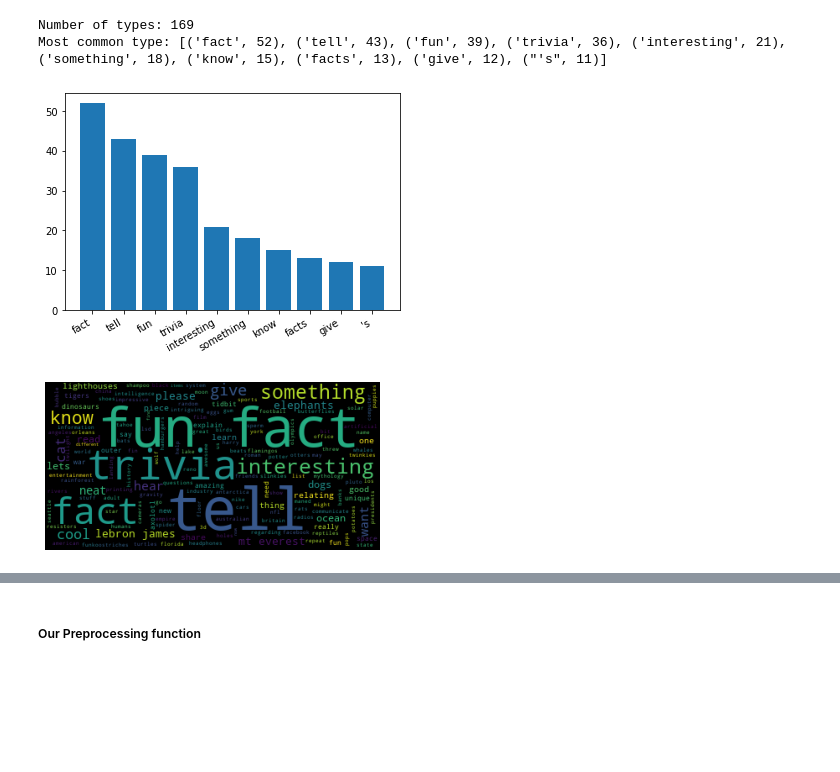
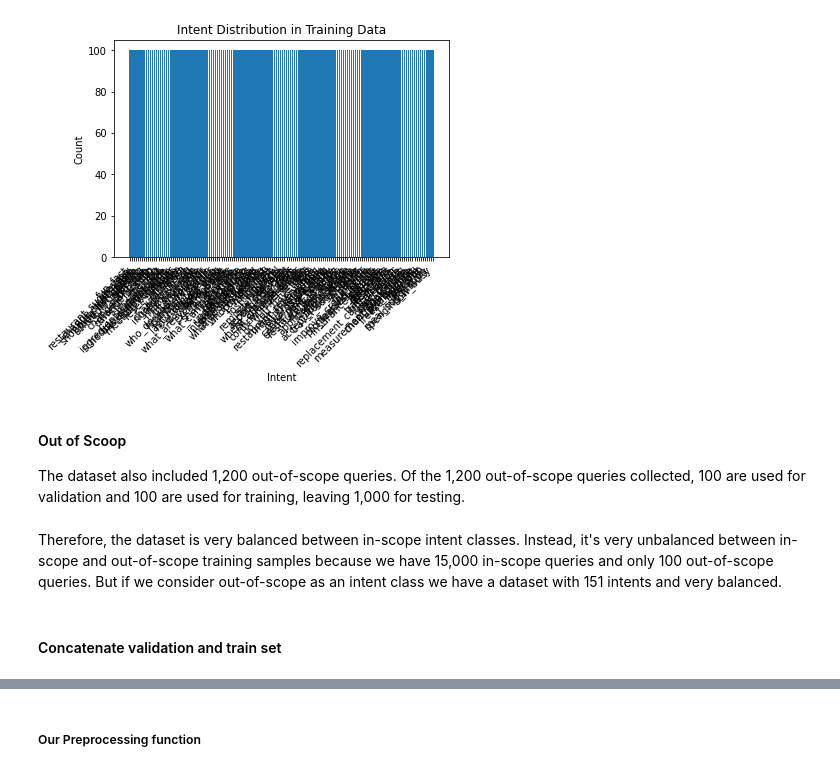
Before and after one commit to FilippoComastri/Intent-Class-and-OOS-Prediction, a Jupyter notebook: ds_exploration.ipynb, the cells around one changed output, grey strips where cells are left out. Cells and saved outputs as stored; diff of their text form; code cells hidden in the pictures; blank space fills up the shorter version.

Commit message:
added more text on ds_exploratory notebook

```diff
--- a/ds_exploration.ipynb
+++ b/ds_exploration.ipynb
@@ -31,0 +74,20 @@ test_df = pd.DataFrame(test_data, columns =['query', 'intent'])
+# %%
+# Count the number of queries per intent in the training data
+intent_counts = train_df['intent'].value_counts()
+
+# Create a bar chart of the intent distribution in the training data
+plt.bar(intent_counts.index, intent_counts.values)
+
+# Set the title and axis labels
+plt.title('Intent Distribution in Training Data')
+plt.xlabel('Intent')
+plt.ylabel('Count')
+
+# Display the chart
+plt.xticks(rotation= 45, ha='right')
+plt.show()
+# %% [output]
+[figure, added]
+# %% [markdown]
+#### Out of Scoop
+The dataset also included 1,200 out-of-scope queries. Of the 1,200 out-of-scope queries collected, 100 are used for validation and 100 are used for training, leaving 1,000 for testing.
@@ -32,15 +98,10 @@ test_df = pd.DataFrame(test_data, columns =['query', 'intent'])
+# %% [markdown]
+Therefore, the dataset is very balanced between in-scope intent classes. Instead, it's very unbalanced between in-scope and out-of-scope training samples because we have 15,000 in-scope queries and only 100 out-of-scope queries. But if we consider out-of-scope as an intent class we have a dataset with 151 intents and very balanced.
+# %% [markdown]
+#### Concatenate validation and train set
 # %%
-from sklearn.feature_extraction.text import CountVectorizer
-from wordcloud import WordCloud
-import matplotlib.pyplot as plt
-from collections import Counter
-from nltk import word_tokenize
-from nltk.corpus import stopwords
 
-# concatenating validation and train set
-frames = [train_df,val_df]
-train_val_df = pd.concat(frames)
-
+""""
 intent_class=["fun_fact","replacement_card_duration","time","maybe","car_rental"]
 
 fun_fact = train_val_df[train_val_df['intent']==intent_class[0]]
@@ -73,8 +134,4 @@ plt.figure()
 plt.imshow(wordcloud)
 plt.axis('off')
 plt.show()
+"""
-# %% [output]
-Number of types: 169
-Most common type: [('fact', 52), ('tell', 43), ('fun', 39), ('trivia', 36), ('interesting', 21), ('something', 18), ('know', 15), ('facts', 13), ('give', 12), ("'s", 11)]
-[figure, removed]
-[figure, removed]
```
Also changed, not shown: parts of 28 cells of this notebook, 3 other files.
